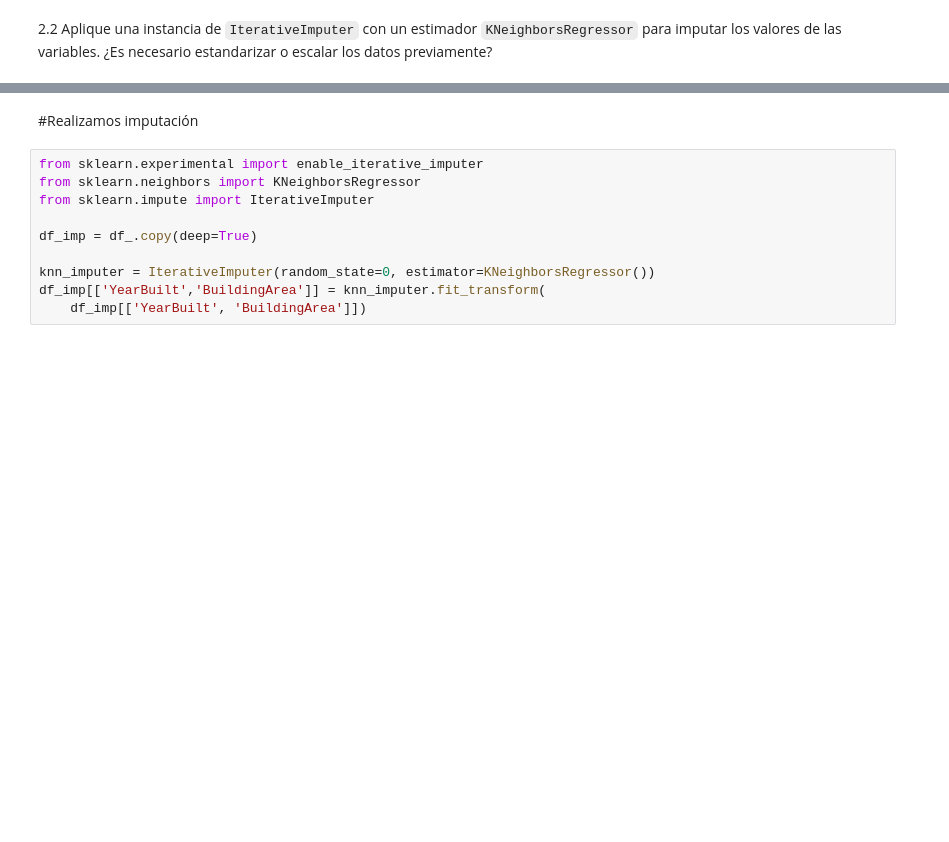
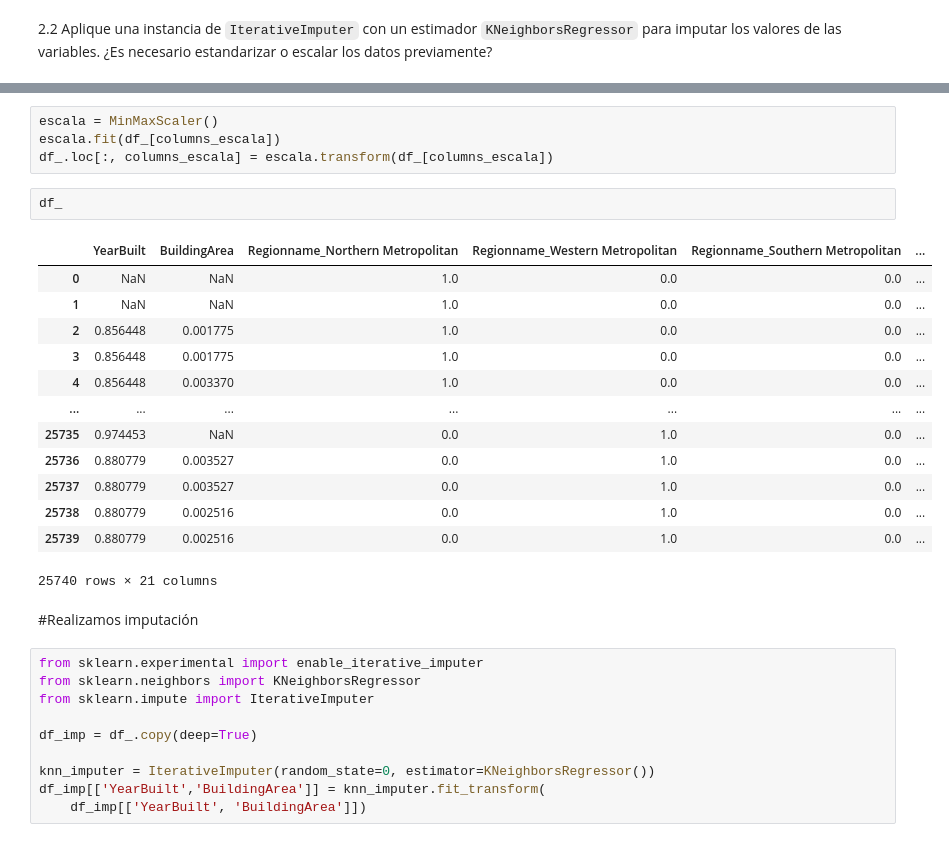
Before and after one commit to carolina-garay/AnalisisExploratorioYCuracion_Grupo32, a Jupyter notebook: AyC_Parte2__Garay_v7.ipynb, the cells around one changed output, grey strips where cells are left out. Saved outputs shown, nothing was run; the diff lists cells and outputs as text; blank space fills up the shorter version.

```diff
--- a/AyC_Parte2__Garay_v7.ipynb
+++ b/AyC_Parte2__Garay_v7.ipynb
@@ -304,3 +329,23 @@ df_
+# %%
+escala = MinMaxScaler()
+escala.fit(df_[columns_escala])
+df_.loc[:, columns_escala] = escala.transform(df_[columns_escala])
+# %%
+df_
+# %% [output]
+|  | YearBuilt | BuildingArea | Regionname_Northern Metropolitan | Regionname_Western Metropolitan | Regionname_Southern Metropolitan | ... |
+| 0 | NaN | NaN | 1.0 | 0.0 | 0.0 | ... |
+| 1 | NaN | NaN | 1.0 | 0.0 | 0.0 | ... |
+| 2 | 0.856448 | 0.001775 | 1.0 | 0.0 | 0.0 | ... |
+| 3 | 0.856448 | 0.001775 | 1.0 | 0.0 | 0.0 | ... |
+| 4 | 0.856448 | 0.003370 | 1.0 | 0.0 | 0.0 | ... |
+| ... | ... | ... | ... | ... | ... | ... |
+| 25735 | 0.974453 | NaN | 0.0 | 1.0 | 0.0 | ... |
+| 25736 | 0.880779 | 0.003527 | 0.0 | 1.0 | 0.0 | ... |
+| 25737 | 0.880779 | 0.003527 | 0.0 | 1.0 | 0.0 | ... |
+| 25738 | 0.880779 | 0.002516 | 0.0 | 1.0 | 0.0 | ... |
+| 25739 | 0.880779 | 0.002516 | 0.0 | 1.0 | 0.0 | ... |
+25740 rows × 21 columns
 # %% [markdown]
 #Realizamos imputación
 # %%
```
Also changed, not shown: parts of 34 cells of this notebook.
